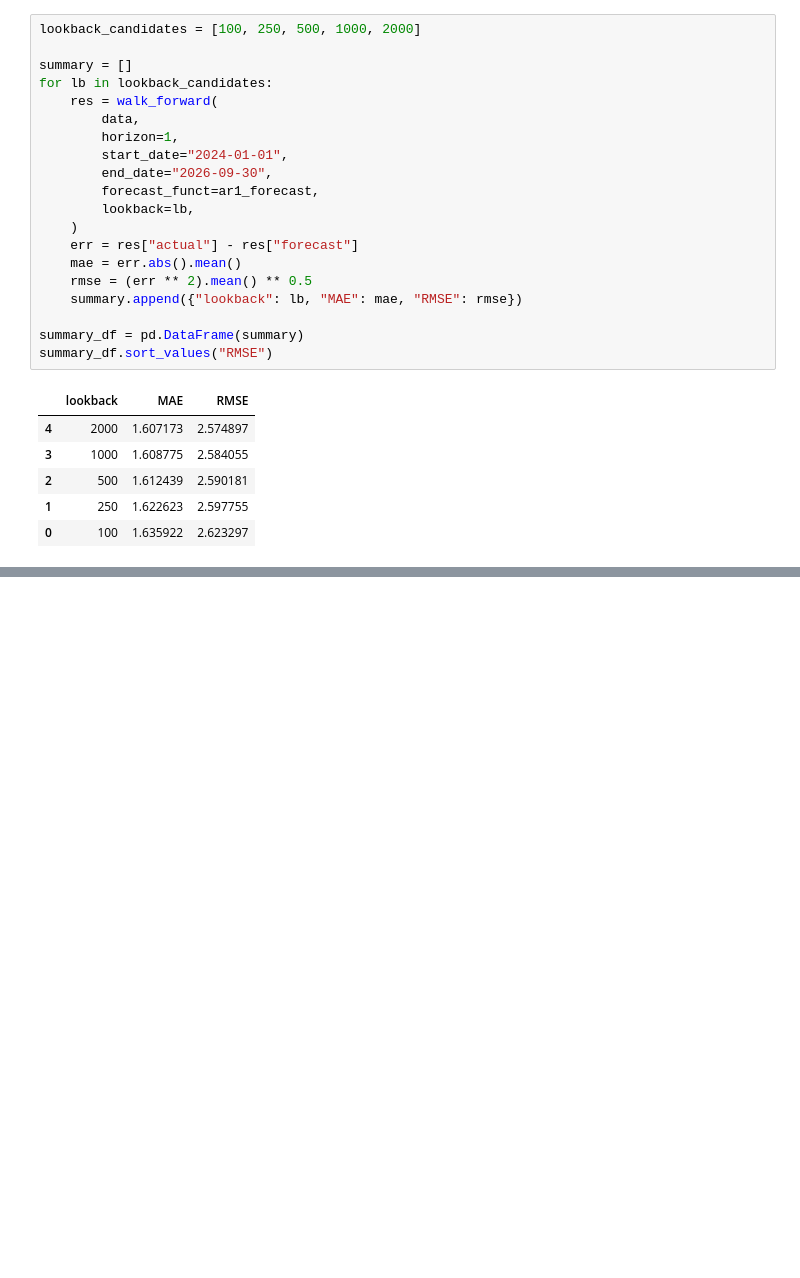
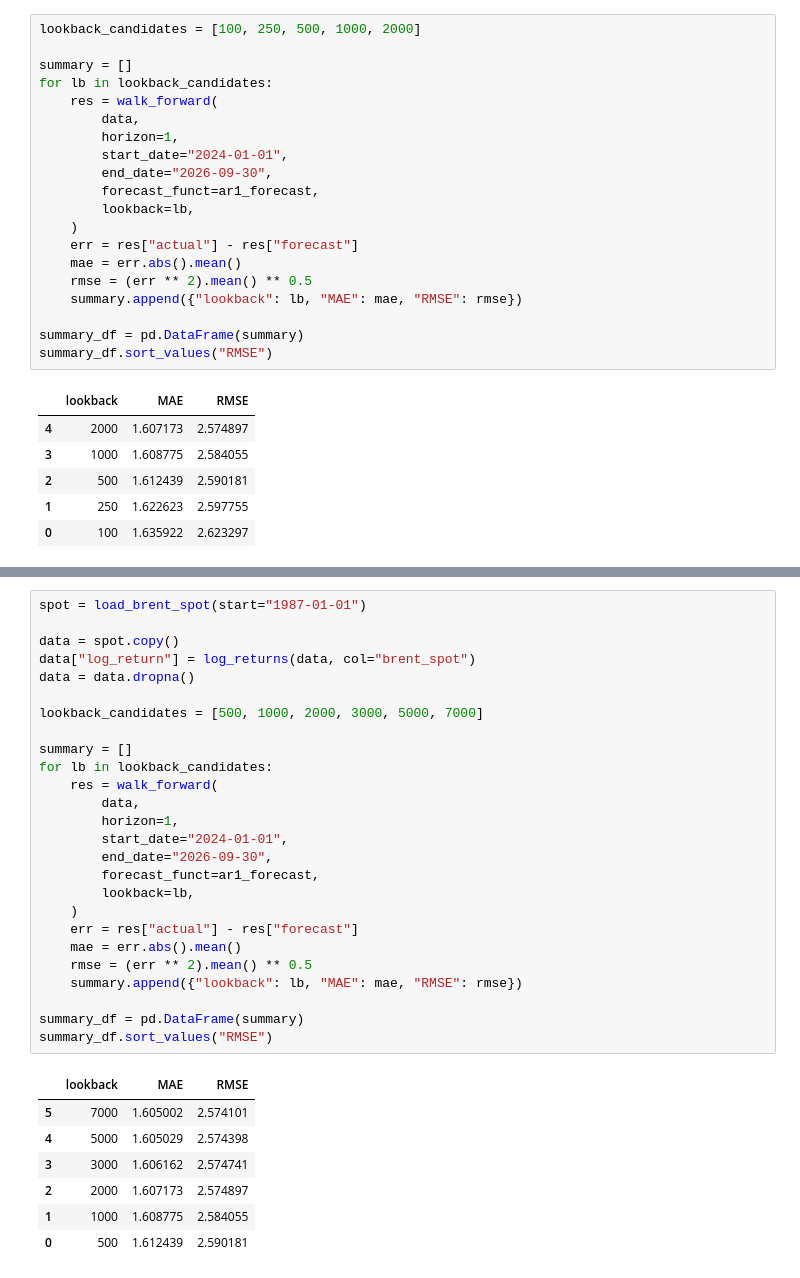
Before and after one commit to airrehn/Sample-Taxed, a Jupyter notebook: notebooks/01_explore_data.ipynb, the cells around one changed output, grey strips where cells are left out. Cells and saved outputs as stored; diff of their text form; blank space fills up the shorter version.

```diff
--- a/notebooks/01_explore_data.ipynb
+++ b/notebooks/01_explore_data.ipynb
@@ -156,0 +175,34 @@ compare_models(results_dict, volatility=vol)
+# %%
+spot = load_brent_spot(start="1987-01-01")
+
+data = spot.copy()
+data["log_return"] = log_returns(data, col="brent_spot")
+data = data.dropna()
+
+lookback_candidates = [500, 1000, 2000, 3000, 5000, 7000]
+
+summary = []
+for lb in lookback_candidates:
+    res = walk_forward(
+        data,
+        horizon=1,
+        start_date="2024-01-01",
+        end_date="2026-09-30",
+        forecast_funct=ar1_forecast,
+        lookback=lb,
+    )
+    err = res["actual"] - res["forecast"]
+    mae = err.abs().mean()
+    rmse = (err ** 2).mean() ** 0.5
+    summary.append({"lookback": lb, "MAE": mae, "RMSE": rmse})
+
+summary_df = pd.DataFrame(summary)
+summary_df.sort_values("RMSE")
+# %% [output]
+|  | lookback | MAE | RMSE |
+| 5 | 7000 | 1.605002 | 2.574101 |
+| 4 | 5000 | 1.605029 | 2.574398 |
+| 3 | 3000 | 1.606162 | 2.574741 |
+| 2 | 2000 | 1.607173 | 2.574897 |
+| 1 | 1000 | 1.608775 | 2.584055 |
+| 0 | 500 | 1.612439 | 2.590181 |
```
Also changed, not shown: parts of 8 cells of this notebook, 2 other files.
